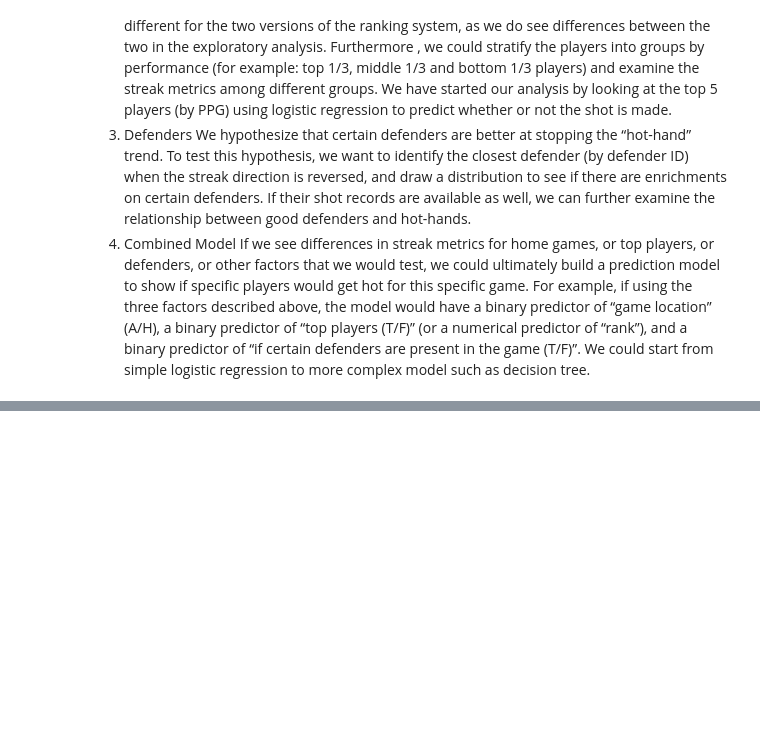
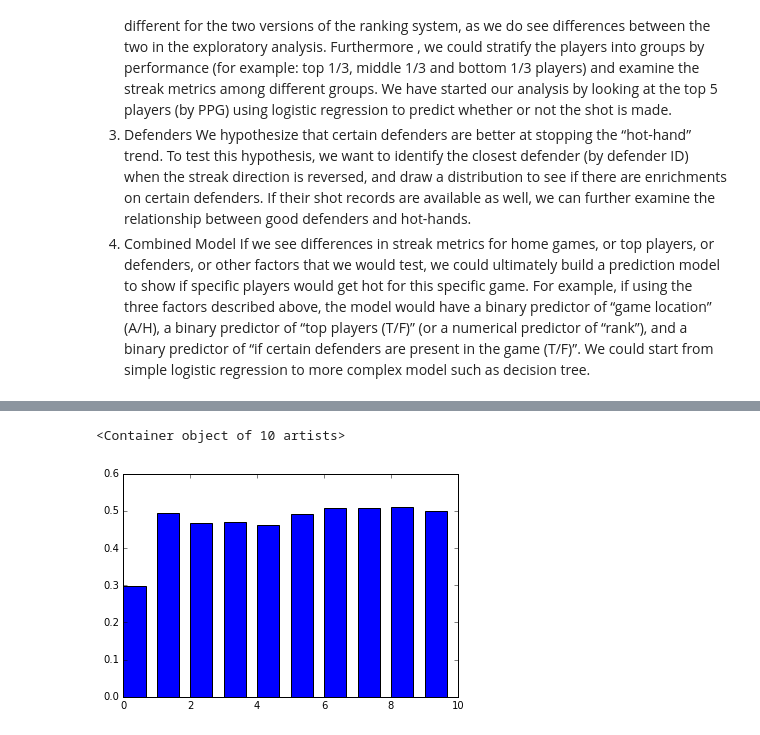
Before and after one commit to liangzecai/CS109a-Identify-HotHand, a Jupyter notebook: Final_Milestone4_Streakedited.ipynb, the cells around one changed output, grey strips where cells are left out. Drawn from its saved outputs; the diff is of its cells as text; code cells hidden in the pictures; blank space fills up the shorter version.

```diff
--- a/Final_Milestone4_Streakedited.ipynb
+++ b/Final_Milestone4_Streakedited.ipynb
@@ -1188,0 +1191,14 @@ If we see differences in streak metrics for home games, or top players, or defen
+# %%
+predictors = final_df2[['SHOT_CLOCK', 'CLOSE_DEF_DIST', 'SHOT_DIST']]
+response = final_df2['FGM']
+x_train, x_test, y_train, y_test = sk_split(predictors, response, test_size=0.33)
+# %%
+fgpct = []
+for i in range(10):
+    data_subset = final_df2[final_df2['MAKE_STREAK'] == i]
+    subset_predict = data_subset[['SHOT_CLOCK', 'CLOSE_DEF_DIST', 'SHOT_DIST']]
+    lr = LogReg()
+    lr.fit(x_train, y_train)
+    lr_predict = lr.predict(subset_predict)
+    fgpct.append(np.sum(lr_predict)/len(lr_predict))
+fgpct
@@ -1188,0 +1216,9 @@ If we see differences in streak metrics for home games, or top players, or defen
+# %%
+y = fgpct
+N = len(y)
+x = range(N)
+width = 1/1.5
+plt.bar(x, y, width, color="blue")
+# %% [output]
+<Container object of 10 artists>
+[figure, added]
```
Also changed, not shown: parts of 18 cells of this notebook.
